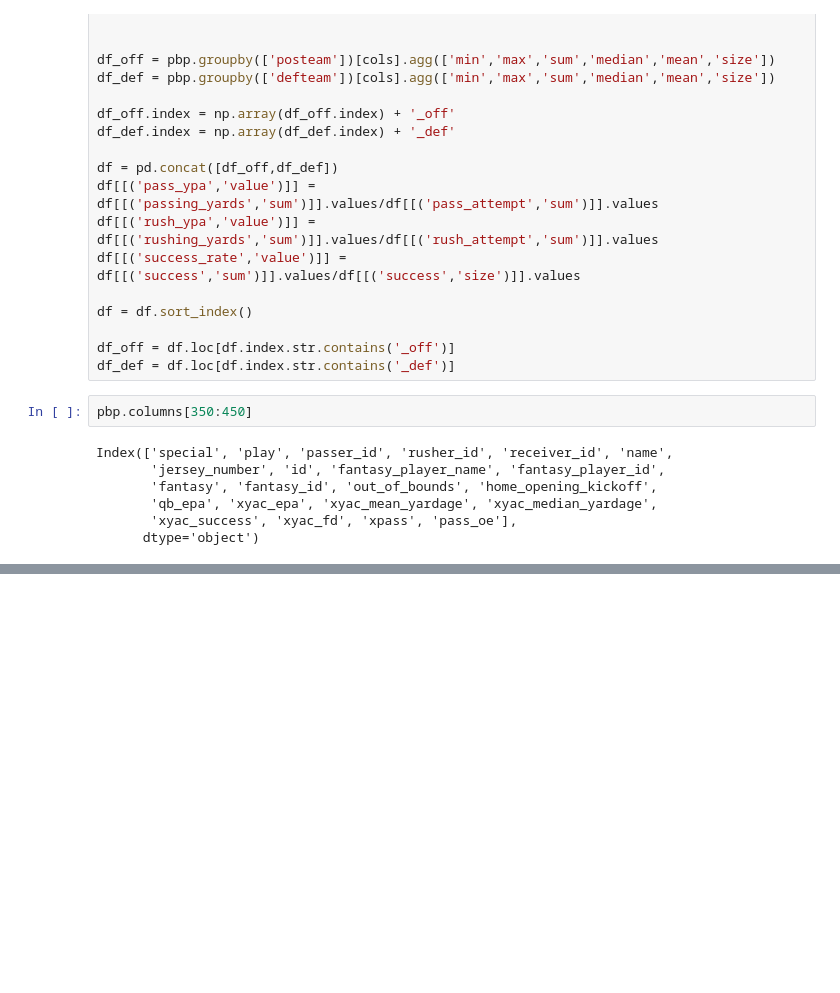
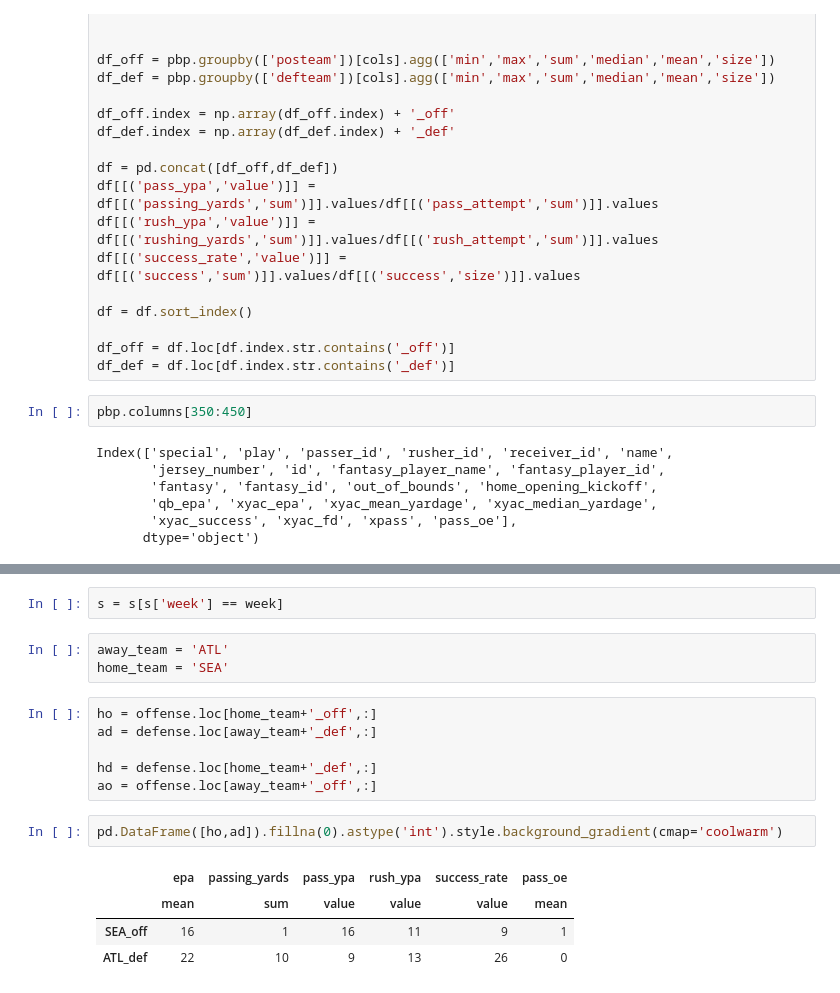
Before and after one commit to Harrisoneller/NFL_Analytics, a Jupyter notebook: nfl_teams_stats.ipynb, the cells around one changed output, grey strips where cells are left out. Saved outputs shown, nothing was run; the diff lists cells and outputs as text; blank space fills up the shorter version.

```diff
--- a/nfl_teams_stats.ipynb
+++ b/nfl_teams_stats.ipynb
@@ -109,0 +110,18 @@ AttributeError: 'DataFrame' object has no attribute 'success_rate'
+# %%
+s = s[s['week'] == week]
+# %%
+away_team = 'ATL'
+home_team = 'SEA'
+# %%
+ho = offense.loc[home_team+'_off',:]
+ad = defense.loc[away_team+'_def',:]
+
+hd = defense.loc[home_team+'_def',:]
+ao = offense.loc[away_team+'_off',:]
+# %%
+pd.DataFrame([ho,ad]).fillna(0).astype('int').style.background_gradient(cmap='coolwarm')
+# %% [output]
+|  | epa | passing_yards | pass_ypa | rush_ypa | success_rate | pass_oe |
+|  | mean | sum | value | value | value | mean |
+| SEA_off | 16 | 1 | 16 | 11 | 9 | 1 |
+| ATL_def | 22 | 10 | 9 | 13 | 26 | 0 |
```
Also changed, not shown: parts of 6 cells of this notebook, 9 other files.
